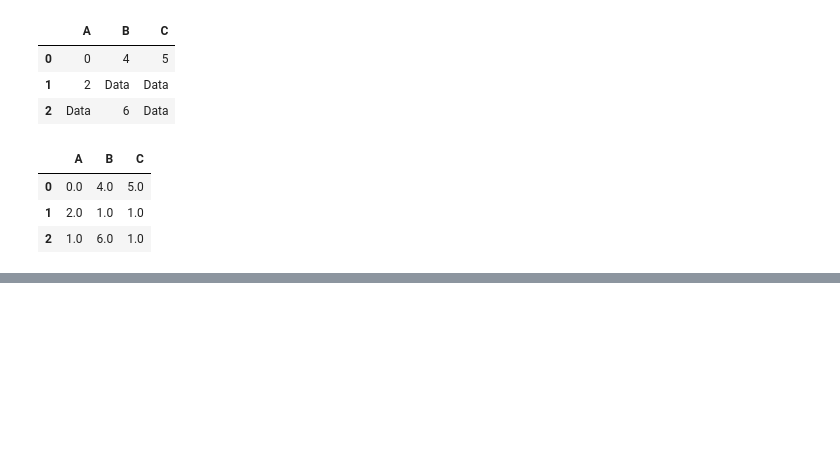
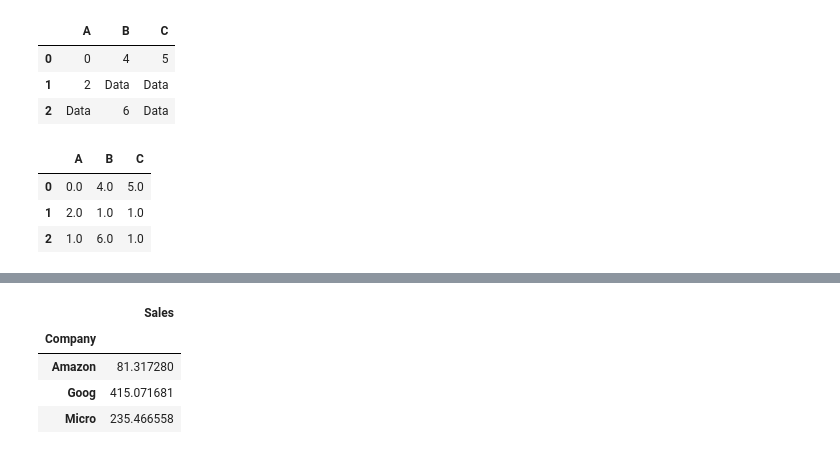
Before and after one commit to saksham1998/Complete-Python-3-Introduction, a Jupyter notebook: Pandas.ipynb, the cells around one changed output, grey strips where cells are left out. Cells and saved outputs as stored; diff of their text form; code cells hidden in the pictures; blank space fills up the shorter version.

```diff
--- a/Pandas.ipynb
+++ b/Pandas.ipynb
@@ -324,0 +349,9 @@ df.fillna(value=df['A'].mean())
+# %%
+#Taking Standard Deviation
+my_df.groupby('Company').std()
+# %% [output]
+|  | Sales |
+| Company |  |
+| Amazon | 81.317280 |
+| Goog | 415.071681 |
+| Micro | 235.466558 |
```
Also changed, not shown: parts of 10 cells of this notebook.
